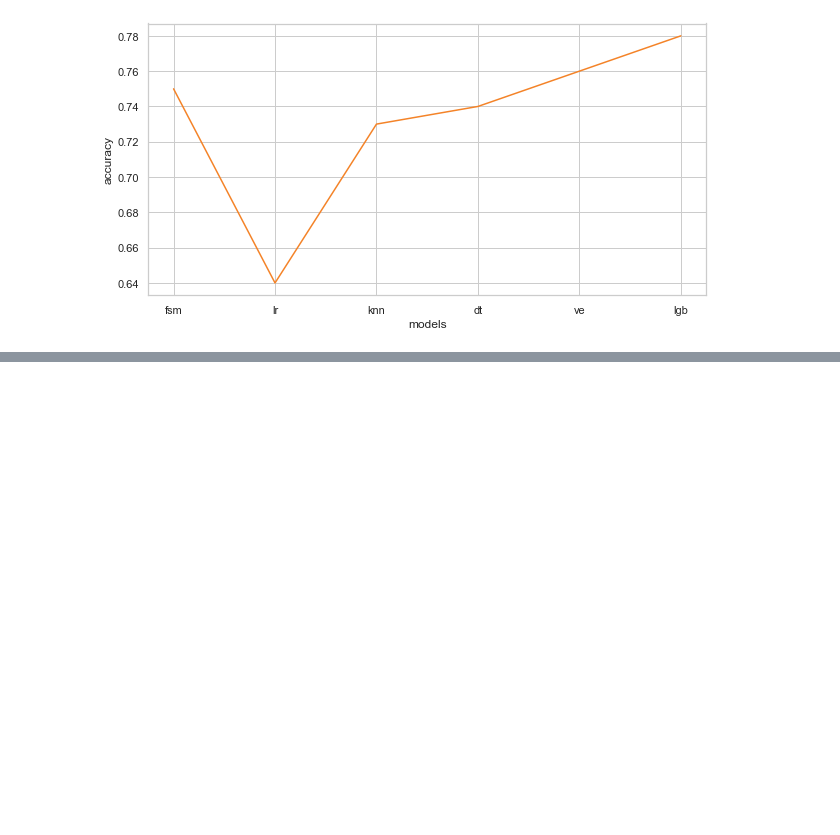
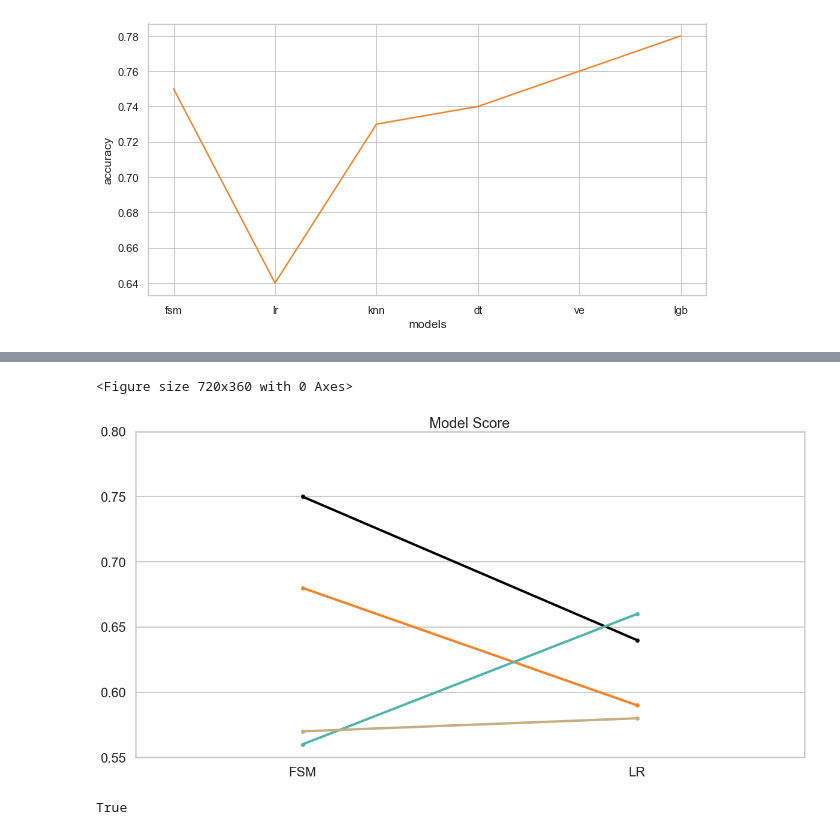
Before and after one commit to awyeh64/Tanzanian_Water_Well_Predictor, a Jupyter notebook: ayeh_eda.ipynb, the cells around one changed output, grey strips where cells are left out. Cells and saved outputs as stored; diff of their text form; code cells hidden in the pictures; blank space fills up the shorter version.

```diff
--- a/ayeh_eda.ipynb
+++ b/ayeh_eda.ipynb
@@ -882,0 +938,6 @@ sns.lineplot(x = 'models', y= 'accuracy', data = ds, color = '#F48328')
+# %%
+plot_model_score(2)
+# %% [output]
+<Figure size 720x360 with 0 Axes>
+[figure, added]
+True
```
Also changed, not shown: parts of 12 cells of this notebook.
